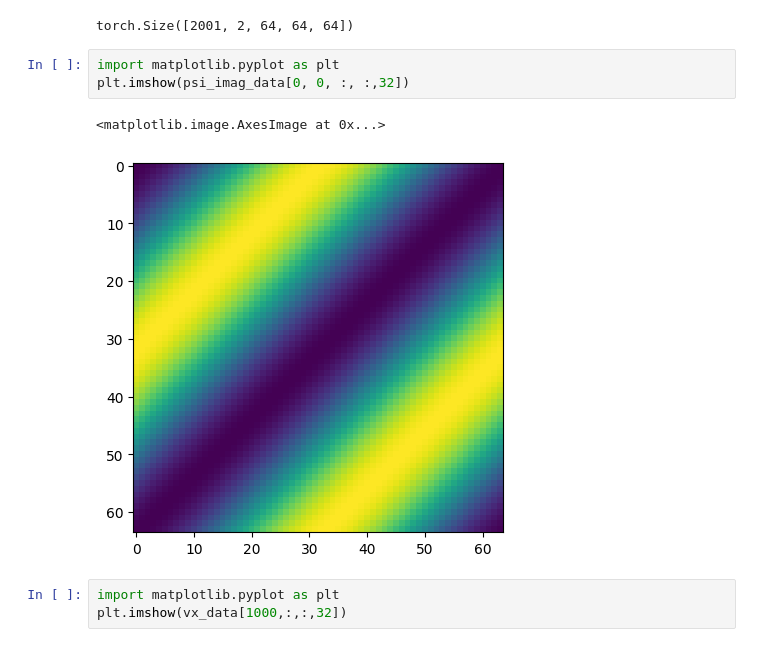
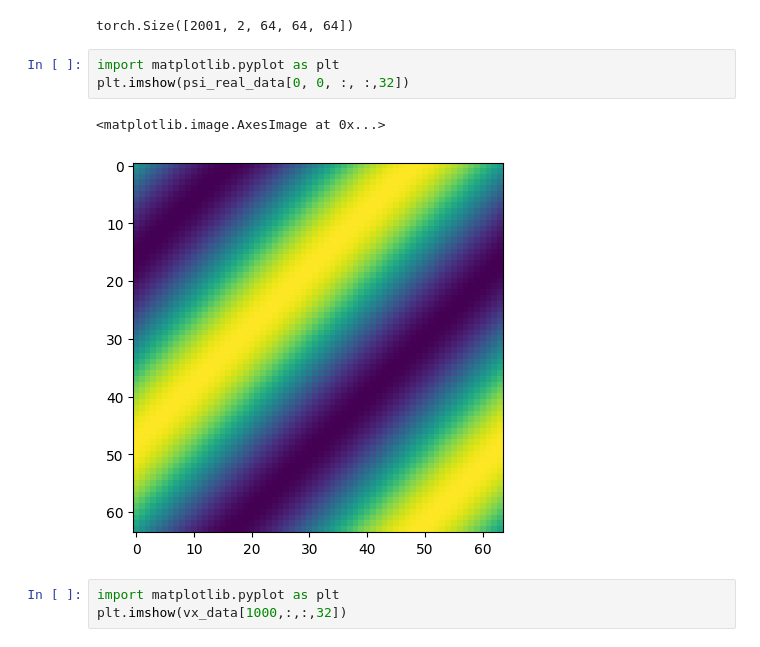
Before and after one commit to jackyvava/SR_waveFunction, a Jupyter notebook: Ginzburg_Lan/code5/code.ipynb, the cells around one changed output. Saved outputs shown, nothing was run; the diff lists cells and outputs as text.

```diff
--- a/Ginzburg_Lan/code5/code.ipynb
+++ b/Ginzburg_Lan/code5/code.ipynb
@@ -55,10 +55,10 @@ psi_imag_data.shape
 torch.Size([2001, 2, 64, 64, 64])
 # %%
 import matplotlib.pyplot as plt
-plt.imshow(psi_imag_data[0, 0, :, :,32])
+plt.imshow(psi_real_data[0, 0, :, :,32])
 # %% [output]
 <matplotlib.image.AxesImage at 0x...>
-[figure, old version]
+[figure, new version]
 # %%
 import matplotlib.pyplot as plt
 plt.imshow(vx_data[1000,:,:,32])
```
Also changed, not shown: parts of 7 cells of this notebook, 7 other files.
